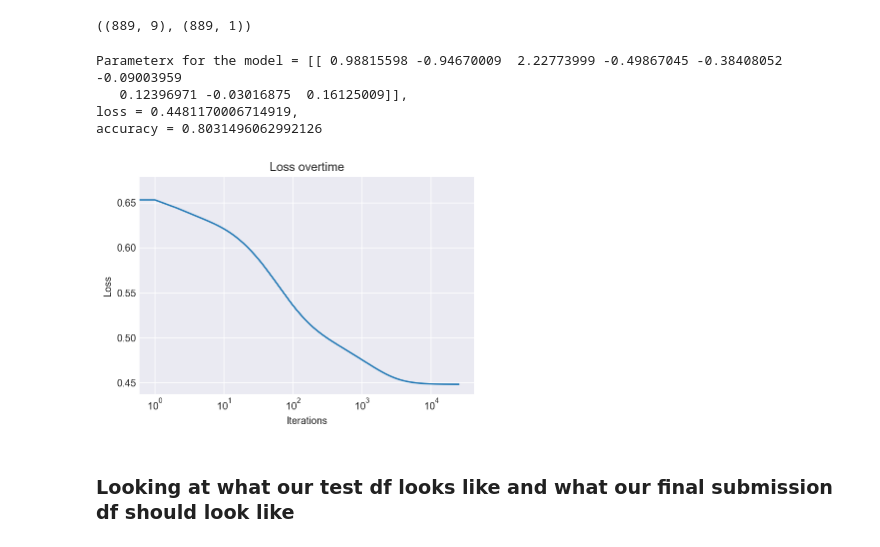
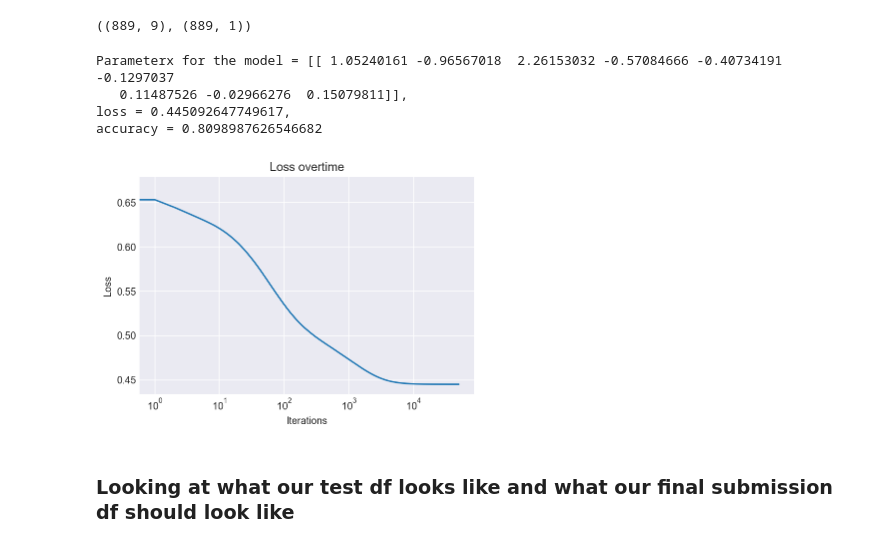
Before and after one commit to SamSamhuns/kaggle_competition_titanic, a Jupyter notebook: titanic_survival_logistic_regr.ipynb, the cells around one changed output. Drawn from its saved outputs; the diff is of its cells as text; code cells hidden in the pictures.

```diff
--- a/titanic_survival_logistic_regr.ipynb
+++ b/titanic_survival_logistic_regr.ipynb
@@ -358,34 +358,47 @@ X_train.shape, y_train.shape
 # %% [output]
 ((889, 9), (889, 1))
 # %%
+%%cython -f
+# Using the ##cython cell magic causes this cell to be executed in a different namespace so we have to reimport our libraries
+# The -a flag causes highlighting of how optimized the code is
+# The -f is for forced compilation even if the cell has been compiled before
+import numpy as np
+cimport cython
+import utility as util
+from __main__ import X_train
+from __main__ import y_train
+
 class Logistic_regr_linear:
     def __init__(self, X_train_data, epochs, alpha, lambda_reg):
         self.loss = []
         self.epochs = epochs
         self.alpha = alpha
         self.lambda_reg = lambda_reg
         self.theta_vector = np.zeros(X_train_data.shape[1]).reshape(X_train_data.shape[1], 1)
 
+    @cython.boundscheck(False)  # Deactivate bounds checking
+    @cython.wraparound(False)   # Deactivate negative indexing.
     def train(self, X_train, y_train):
         m = X_train.shape[0]
-        for epoch in range(self.epochs):
+        cdef int iters = self.epochs # changed into cython int primitive for faster loops
+        for epoch in range(iters):
             self.theta_vector -= ((self.alpha/m)*( \
                 (np.transpose(X_train)).dot(util.y_pred(X_train, self.theta_vector) - y_train) \
                 + (self.lambda_reg*((np.transpose(self.theta_vector)).dot(self.theta_vector)))  ))
             self.loss.append(util.logistic_loss(X_train, y_train, self.theta_vector) + \
                                                    ((self.lambda_reg/(2*m))*((np.transpose(self.theta_vector[1:])).dot(self.theta_vector[1:]))))
+
+# X_train, X_test, y_train, y_test = train_test_split(X_train, y_train, test_size=0.30, random_state=42)
+l1 = Logistic_regr_linear(X_train, 50000, 0.019, 0.99)
+l1.train(X_train, y_train)
+util.plot_loss_curve(l1.loss, l1.epochs, log_mode=True)       # plot loss curve
+util.print_accuracy_best_git_parameters(X_train, y_train, l1) # print final loss and accuracy
+# %% [output]
+Parameterx for the model = [[ 1.05240161 -0.96567018  2.26153032 -0.57084666 -0.40734191 -0.1297037
+   0.11487526 -0.02966276  0.15079811]],
+loss = 0.445092647749617,
+accuracy = 0.8098987626546682
+[figure, added]
-# %%
-# X_train, X_test, y_train, y_test = train_test_split(X_train, y_train, test_size=0.30, random_state=42)
-l1 = Logistic_regr_linear(X_train, 25000, 0.019, 0.99)
-l1.train(X_train, y_train)
-util.plot_loss_curve(l1.loss, l1.epochs, log_mode=True)       # plot loss curve
-util.print_accuracy_best_git_parameters(X_train, y_train, l1) # print final loss and accuracy
-# %% [output]
-Parameterx for the model = [[ 0.98815598 -0.94670009  2.22773999 -0.49867045 -0.38408052 -0.09003959
-   0.12396971 -0.03016875  0.16125009]],
-loss = 0.4481170006714919,
-accuracy = 0.8031496062992126
-[figure, removed]
 # %% [markdown]
 ### Looking at what our test df looks like and what our final submission df should look like
 # %%
```
Also changed, not shown: parts of 3 cells of this notebook, 3 other files.
